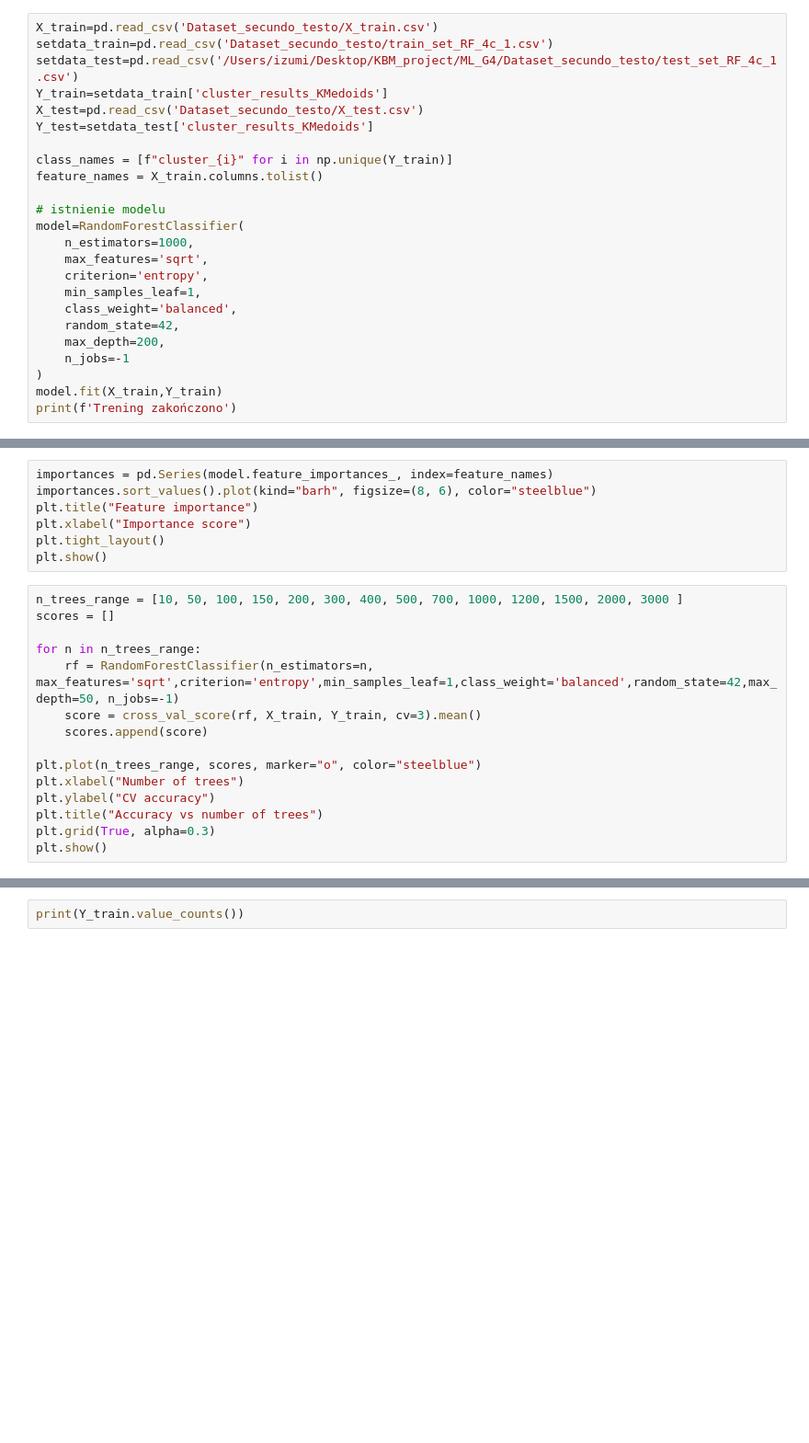
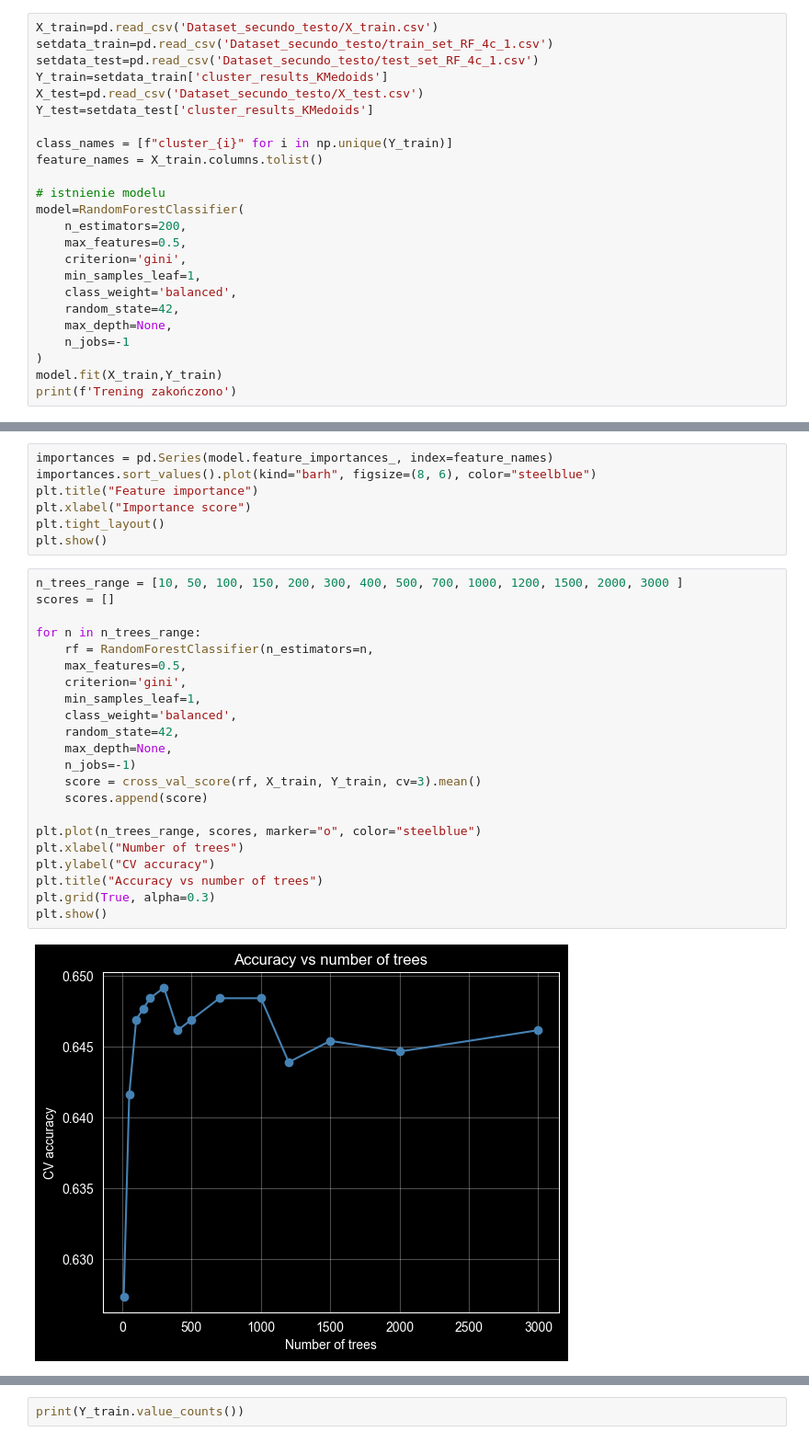
Before and after one commit to Izumik0/ML_G4, a Jupyter notebook: RF_ML_Model.ipynb, the cells around one changed output, grey strips where cells are left out. Shown at 92% size. Drawn from its saved outputs; the diff is of its cells as text; blank space fills up the shorter version.

Commit message:
idk musze się zastanowić jak zrobić Randomforest

```diff
--- a/RF_ML_Model.ipynb
+++ b/RF_ML_Model.ipynb
@@ -13,7 +13,7 @@ Przerabiane danych i model
 # %%
 X_train=pd.read_csv('Dataset_secundo_testo/X_train.csv')
 setdata_train=pd.read_csv('Dataset_secundo_testo/train_set_RF_4c_1.csv')
-setdata_test=pd.read_csv('/Users/izumi/Desktop/KBM_project/ML_G4/Dataset_secundo_testo/test_set_RF_4c_1.csv')
+setdata_test=pd.read_csv('Dataset_secundo_testo/test_set_RF_4c_1.csv')
 Y_train=setdata_train['cluster_results_KMedoids']
 X_test=pd.read_csv('Dataset_secundo_testo/X_test.csv')
 Y_test=setdata_test['cluster_results_KMedoids']
@@ -23,13 +23,13 @@ feature_names = X_train.columns.tolist()
 
 # istnienie modelu
 model=RandomForestClassifier(
-    n_estimators=1000,
-    max_features='sqrt',
-    criterion='entropy',
+    n_estimators=200,
+    max_features=0.5,
+    criterion='gini',
     min_samples_leaf=1,
     class_weight='balanced',
     random_state=42,
-    max_depth=200,
+    max_depth=None,
     n_jobs=-1
 )
 model.fit(X_train,Y_train)
@@ -59,18 +75,27 @@ plt.show()
 # %%
 n_trees_range = [10, 50, 100, 150, 200, 300, 400, 500, 700, 1000, 1200, 1500, 2000, 3000 ]
 scores = []
 
 for n in n_trees_range:
-    rf = RandomForestClassifier(n_estimators=n, max_features='sqrt',criterion='entropy',min_samples_leaf=1,class_weight='balanced',random_state=42,max_depth=50, n_jobs=-1)
+    rf = RandomForestClassifier(n_estimators=n,
+    max_features=0.5,
+    criterion='gini',
+    min_samples_leaf=1,
+    class_weight='balanced',
+    random_state=42,
+    max_depth=None,
+    n_jobs=-1)
     score = cross_val_score(rf, X_train, Y_train, cv=3).mean()
     scores.append(score)
 
 plt.plot(n_trees_range, scores, marker="o", color="steelblue")
 plt.xlabel("Number of trees")
 plt.ylabel("CV accuracy")
 plt.title("Accuracy vs number of trees")
 plt.grid(True, alpha=0.3)
 plt.show()
+# %% [output]
+[figure, added]
 # %%
 report = classification_report(Y_test, y_pred,
                                target_names=class_names,
```
Also changed, not shown: parts of 4 cells of this notebook.
